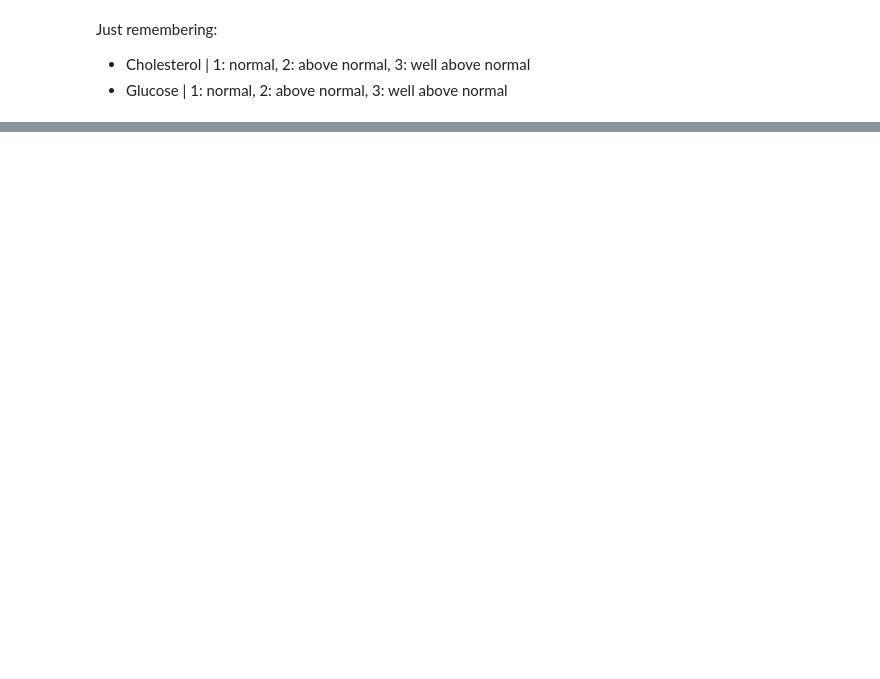
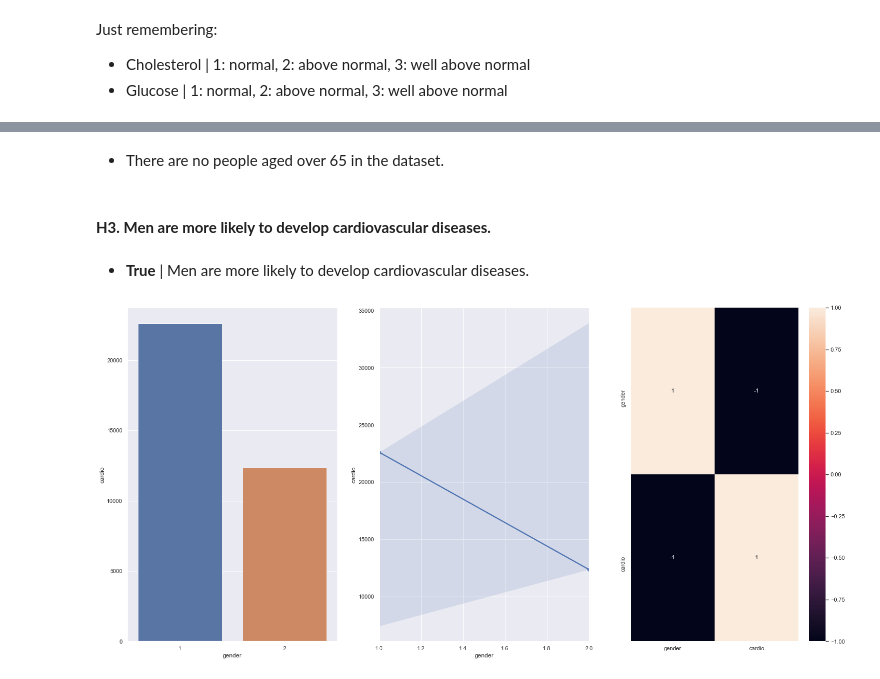
Before and after one commit to emidiovaleretto/cardio-catch-diseases, a Jupyter notebook: Cardio_Catch_Diseases.ipynb, the cells around one changed output, grey strips where cells are left out. Drawn from its saved outputs; the diff is of its cells as text; code cells hidden in the pictures; blank space fills up the shorter version.

```diff
--- a/Cardio_Catch_Diseases.ipynb
+++ b/Cardio_Catch_Diseases.ipynb
@@ -636,0 +688,19 @@ sns.countplot(cat_attrs['gender']);
+# %% [markdown]
+ - There are no people aged over 65 in the dataset.
+# %% [markdown]
+#### **H3. Men are more likely to develop cardiovascular diseases.**
+# %% [markdown]
+- **True** | Men are more likely to develop cardiovascular diseases.
+# %%
+aux3 = df4[['gender', 'cardio']].groupby('gender').sum().reset_index()
+
+plt.subplot(1, 3, 1);
+sns.barplot(x='gender', y='cardio', data=aux3);
+
+plt.subplot(1, 3, 2);
+sns.regplot(x='gender', y='cardio', data=aux3);
+
+plt.subplot(1, 3, 3);
+sns.heatmap(aux3.corr(method='pearson'), annot=True);
+# %% [output]
+[figure, added]
```
Also changed, not shown: parts of 48 cells of this notebook.
